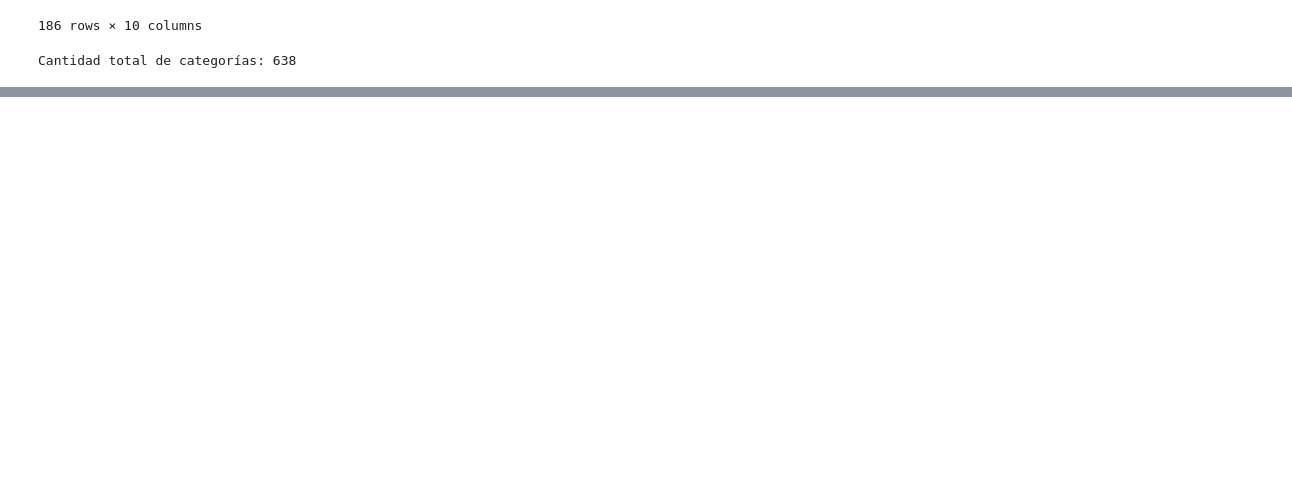
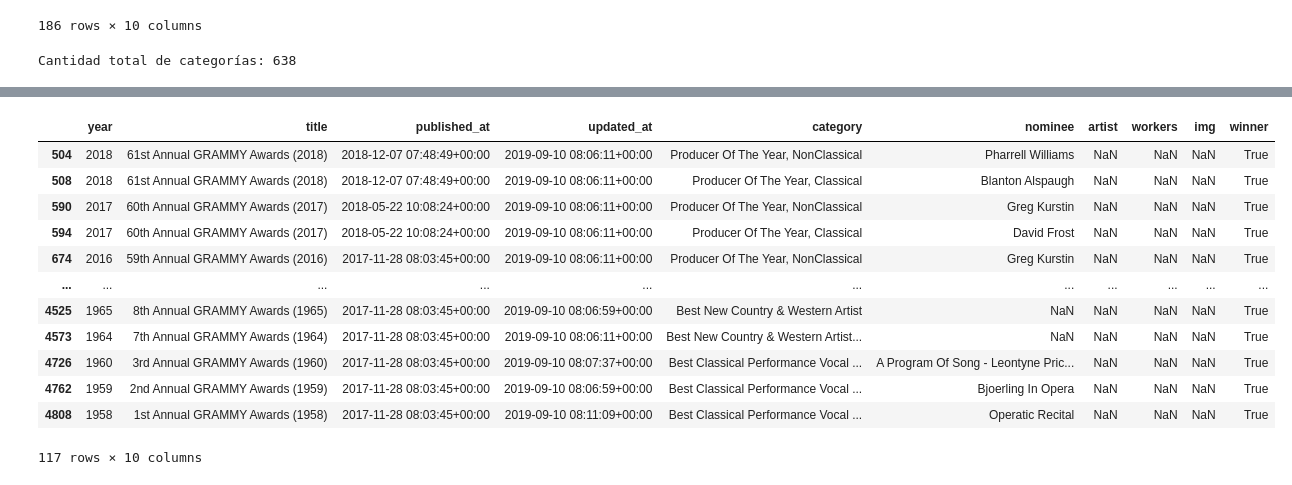
Before and after one commit to MarianaMera12/Workshop-2, a Jupyter notebook: EDA_Notebooks/02_EDA.ipynb, the cells around one changed output, grey strips where cells are left out. Drawn from its saved outputs; the diff is of its cells as text; code cells hidden in the pictures; blank space fills up the shorter version.

```diff
--- a/EDA_Notebooks/02_EDA.ipynb
+++ b/EDA_Notebooks/02_EDA.ipynb
@@ -261 +320,7 @@ df[df['category'].str.contains('Artist', case=False)]
 74 rows × 10 columns
+# %%
+categorias_artist = df[df['category'].str.contains('Artist', case=False)]
+
+# Asignar los valores de la columna 'nominee' a las columnas 'artist' y 'workers'
+df.loc[categorias_artist.index, 'artist'] = categorias_artist['nominee']
+df.loc[categorias_artist.index, 'workers'] = categorias_artist['nominee']
@@ -261,0 +341,16 @@ df[df['category'].str.contains('Artist', case=False)]
+# %%
+df[df['artist'].isnull() & df['workers'].isnull()]
+# %% [output]
+|  | year | title | published_at | updated_at | category | nominee | artist | workers | img | winner |
+| 504 | 2018 | 61st Annual GRAMMY Awards (2018) | 2018-12-07 07:48:49+00:00 | 2019-09-10 08:06:11+00:00 | Producer Of The Year, NonClassical | Pharrell Williams | NaN | NaN | NaN | True |
+| 508 | 2018 | 61st Annual GRAMMY Awards (2018) | 2018-12-07 07:48:49+00:00 | 2019-09-10 08:06:11+00:00 | Producer Of The Year, Classical | Blanton Alspaugh | NaN | NaN | NaN | True |
+| 590 | 2017 | 60th Annual GRAMMY Awards (2017) | 2018-05-22 10:08:24+00:00 | 2019-09-10 08:06:11+00:00 | Producer Of The Year, NonClassical | Greg Kurstin | NaN | NaN | NaN | True |
+| 594 | 2017 | 60th Annual GRAMMY Awards (2017) | 2018-05-22 10:08:24+00:00 | 2019-09-10 08:06:11+00:00 | Producer Of The Year, Classical | David Frost | NaN | NaN | NaN | True |
+| 674 | 2016 | 59th Annual GRAMMY Awards (2016) | 2017-11-28 08:03:45+00:00 | 2019-09-10 08:06:11+00:00 | Producer Of The Year, NonClassical | Greg Kurstin | NaN | NaN | NaN | True |
+| ... | ... | ... | ... | ... | ... | ... | ... | ... | ... | ... |
+| 4525 | 1965 | 8th Annual GRAMMY Awards (1965) | 2017-11-28 08:03:45+00:00 | 2019-09-10 08:06:59+00:00 | Best New Country & Western Artist | NaN | NaN | NaN | NaN | True |
+| 4573 | 1964 | 7th Annual GRAMMY Awards (1964) | 2017-11-28 08:03:45+00:00 | 2019-09-10 08:06:11+00:00 | Best New Country & Western Artist... | NaN | NaN | NaN | NaN | True |
+| 4726 | 1960 | 3rd Annual GRAMMY Awards (1960) | 2017-11-28 08:03:45+00:00 | 2019-09-10 08:07:37+00:00 | Best Classical Performance Vocal ... | A Program Of Song - Leontyne Pric... | NaN | NaN | NaN | True |
+| 4762 | 1959 | 2nd Annual GRAMMY Awards (1959) | 2017-11-28 08:03:45+00:00 | 2019-09-10 08:06:59+00:00 | Best Classical Performance Vocal ... | Bjoerling In Opera | NaN | NaN | NaN | True |
+| 4808 | 1958 | 1st Annual GRAMMY Awards (1958) | 2017-11-28 08:03:45+00:00 | 2019-09-10 08:11:09+00:00 | Best Classical Performance Vocal ... | Operatic Recital | NaN | NaN | NaN | True |
+117 rows × 10 columns
```
Also changed, not shown: parts of 19 cells of this notebook.
